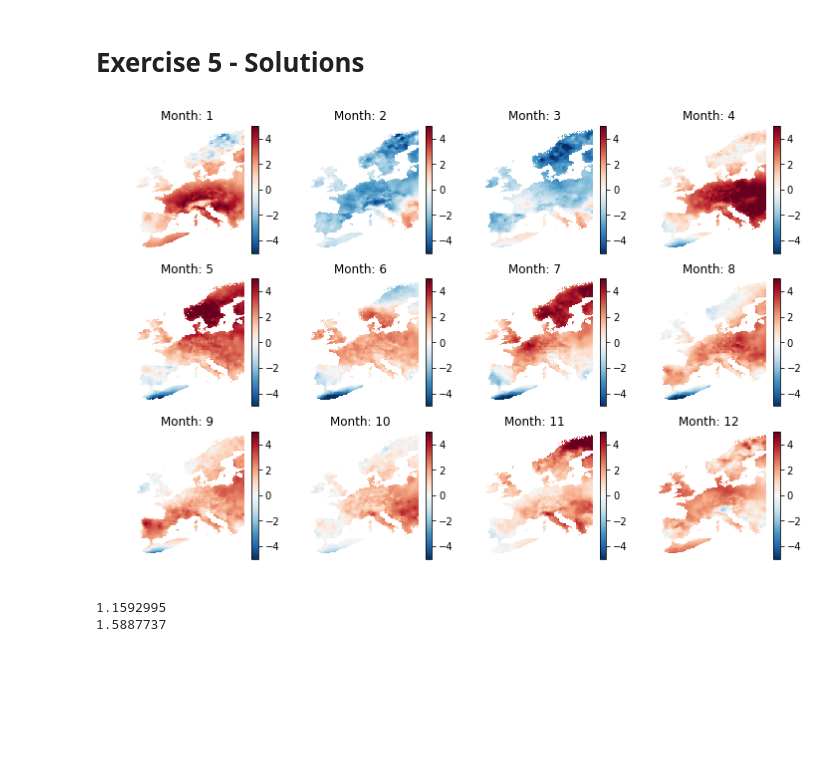
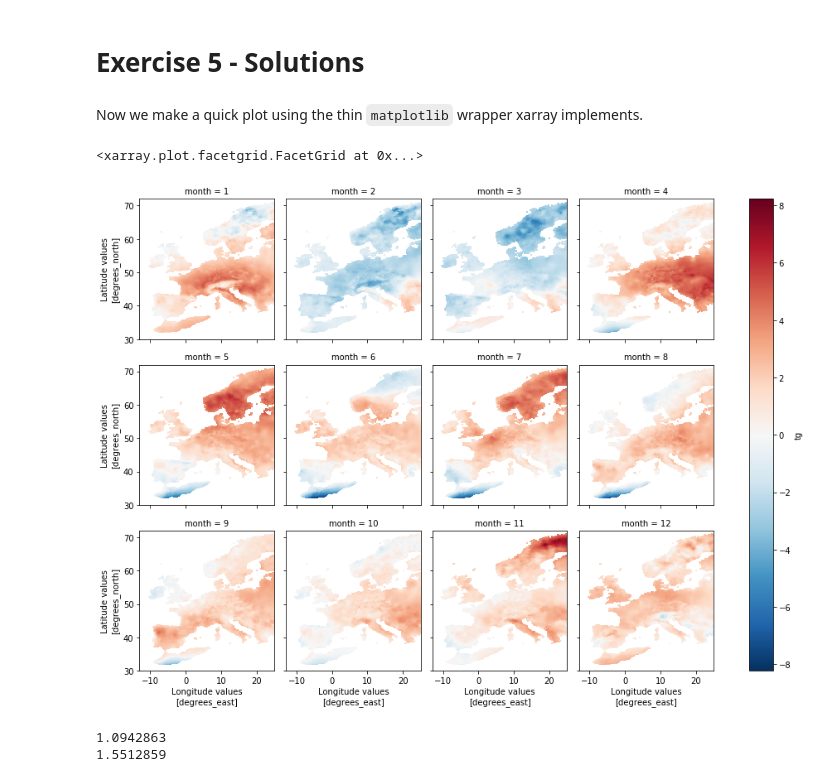
Before and after one commit to python-kurs/sommersemester_2019, a Jupyter notebook: content/solutions/exercise-5/Exercise-5_Solutions.ipynb, the cells around one changed output. Cells and saved outputs as stored; diff of their text form; code cells hidden in the pictures; blank space fills up the shorter version.

```diff
--- a/content/solutions/exercise-5/Exercise-5_Solutions.ipynb
+++ b/content/solutions/exercise-5/Exercise-5_Solutions.ipynb
@@ -20,67 +20,42 @@ output_dir = Path("solution")
 # first we open the file using the "open_dataset" method:
 ds = xr.open_dataset(input_dir / "tg_ens_mean_0.25deg_reg_v19.0e.nc")
 # %%
-# then we slice, group and average the temperature data:
-monthly_means_ref_time_period = ds\
-    .sel(dict(time      = slice("1981-01-01", "2010-12-31"),
-              latitude  = slice(30,72),
-              longitude = slice(-13,25)))\
-    .groupby("time.month")\
-    .mean("time").compute()
+# select the domain
+ds = ds.sel(latitude  = slice(30, 72), longitude = slice(-13, 25))
+
+# then we calculate the mean for the reference period:
+monthly_means_ref_time_period = ds.sel(time = slice("1981-01-01", "2010-12-31")).groupby("time.month").mean("time")
 # %%
 # 3. Calculate monthly anomalies from the reference period for the year 2018 (use the same extent as in #2).
 #    Make a quick plot of the anomalies for the region. [2P]
 
-# Again, we slice, group and average the data.
-# After that we just subtract the means of the reference period that we calculated before.
-monthly_anomalies_2018 = ds\
-    .sel(dict(time = "2018",
-              latitude  = slice(30,72),
-              longitude = slice(-13,25)))\
-    .groupby("time.month")\
-    .mean("time")\
-    - monthly_means_ref_time_period
-
-# Now we plot all 12 months in a (3/4) grid using a diverging colormap (Red-Blue)
-fig, subplots = plt.subplots(3,4,figsize=(12,8))
-
-for i, subplot in enumerate(subplots.flatten()):
-    im = subplot.imshow(monthly_anomalies_2018.tg[i][::-1],vmin=-5,vmax=5,cmap="RdBu_r")
-    subplot.set_title("Month: {}".format(i+1))
-    subplot.axis("off")
-    fig.colorbar(im, ax=subplot)
+# We calculate the mean for 2018 and just subtract the means of the reference period that we calculated before after that.
+monthly_anomalies_2018 = ds.sel(time = "2018").groupby("time.month").mean("time") - monthly_means_ref_time_period
-# %% [output]
-[figure, removed]
+# %% [markdown]
+Now we make a quick plot using the thin `matplotlib` wrapper xarray implements.
+# %%
+monthly_anomalies_2018["tg"].plot(x="longitude", y="latitude", col="month", col_wrap=4)
+# %% [output]
+<xarray.plot.facetgrid.FacetGrid at 0x...>
+[figure, added]
 # %%
 # 4. Calculate the mean anomaly for the year 2018 for Europe (over all pixels of the extent from #2)
 #    Compare this overall mean anomaly to the anomaly of the pixel which contains Marburg.
 #    Is the anomaly of Marburg lower or higher than the one for Europe? [2P]
 
 # First, we calculate average temperature values of the reference time period
-overall_mean_ref_time_period = ds\
-    .sel(dict(time      = slice("1981-01-01", "2010-12-31"),
-              latitude  = slice(30,72),
-              longitude = slice(-13,25)))\
-    .mean("time")
-
-# Then we calculate the mean anomaly for 2018
-mean_anomaly_2018 = ds.sel(dict(time = "2018",
-              latitude  = slice(30,72),
-              longitude = slice(-13,25))).tg.mean("time") - overall_mean_ref_time_period
-
-# Then we calculate the overall average over all pixels
-overall_anomaly_2018 = mean_anomaly_2018.tg.mean().values
+overall_anomaly_2018 = monthly_anomalies_2018.mean(["month", "latitude", "longitude"])#, skipna=True)
 
 # Then we calculate the anomaly value of Marburg
-marburg_anomaly_2018 = mean_anomaly_2018.sel(longitude=8.766166, latitude=50.802082, method="nearest").tg.values
+marburg_anomaly_2018 = monthly_anomalies_2018.sel(longitude=8.766166, latitude=50.802082, method="nearest").mean("month")
 
-print(overall_anomaly)
-print(marburg_anomaly_2018)
+print(overall_anomaly_2018["tg"].values)
+print(marburg_anomaly_2018["tg"].values)
 
 # --> The anomaly in Marburg is higher
 # %% [output]
-1.1592995
-1.5887737
+1.0942863
+1.5512859
 # %%
 # 5. Write the monthly anomalies from task 3 to a netcdf file with name "europe_anom_2018.nc" to the solution directory.
 #    Write the monthly anomalies for Marburg to a csv file with name "marburg_anom_2018.csv" to the solution directory. [2P]
```
Also changed, not shown: parts of 1 cell of this notebook.
